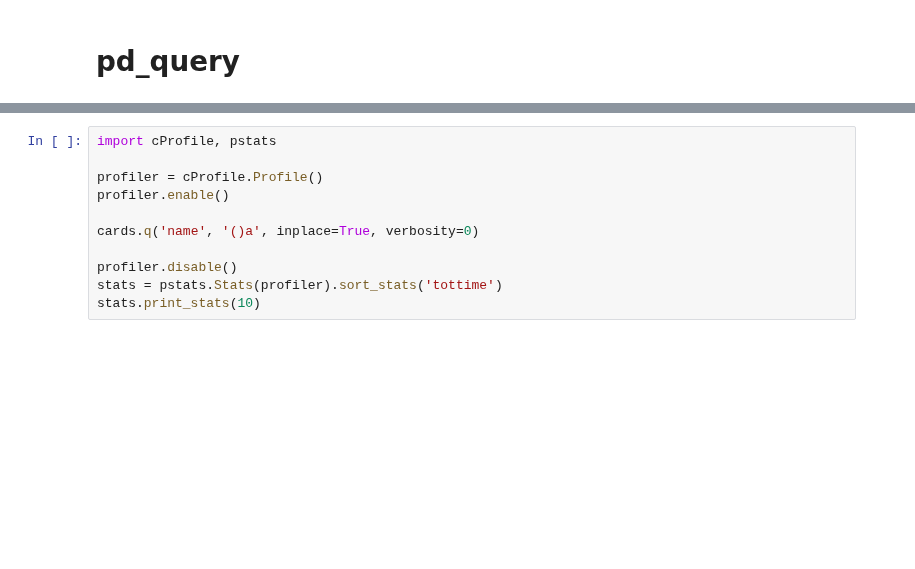
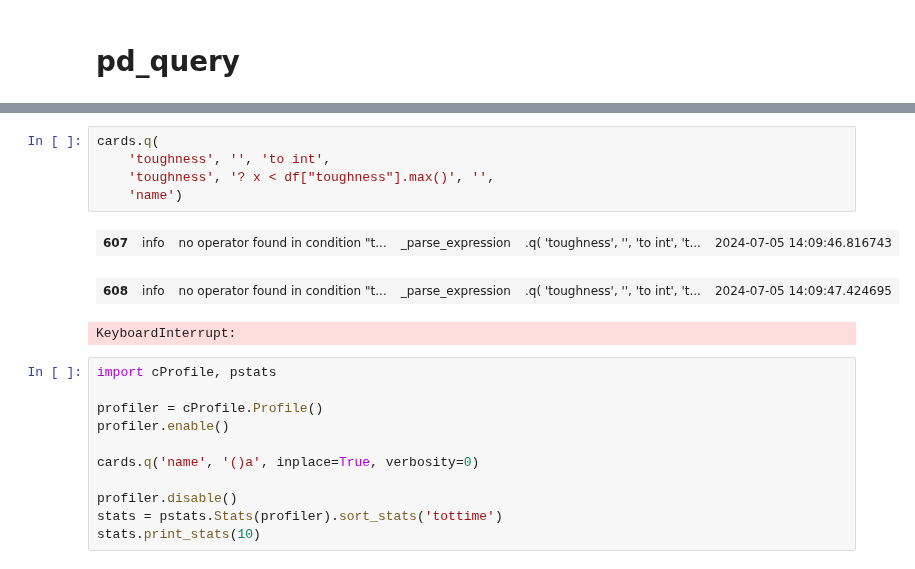
Before and after one commit to MartinVoelkl94/qplib_dev, a Jupyter notebook: prototyping.ipynb, the cells around one changed output, grey strips where cells are left out. Saved outputs shown, nothing was run; the diff lists cells and outputs as text; blank space fills up the shorter version.

```diff
--- a/prototyping.ipynb
+++ b/prototyping.ipynb
@@ -1269,3 +1264,12 @@ VBox(children=(Tab(children=(VBox(children=(GridBox(children=(Label(value='filte
+# %%
+cards.q(
+    'toughness', '', 'to int',
+    'toughness', '? x < df["toughness"].max()', '',
+    'name')
+# %% [output]
+| 607 | info | no operator found in condition "t... | _parse_expression | .q( 'toughness', '', 'to int', 't... | 2024-07-05 14:09:46.816743 |
+| 608 | info | no operator found in condition "t... | _parse_expression | .q( 'toughness', '', 'to int', 't... | 2024-07-05 14:09:47.424695 |
+KeyboardInterrupt:
 # %%
 import cProfile, pstats
 
```
Also changed, not shown: parts of 7 cells of this notebook, 18 other files.
